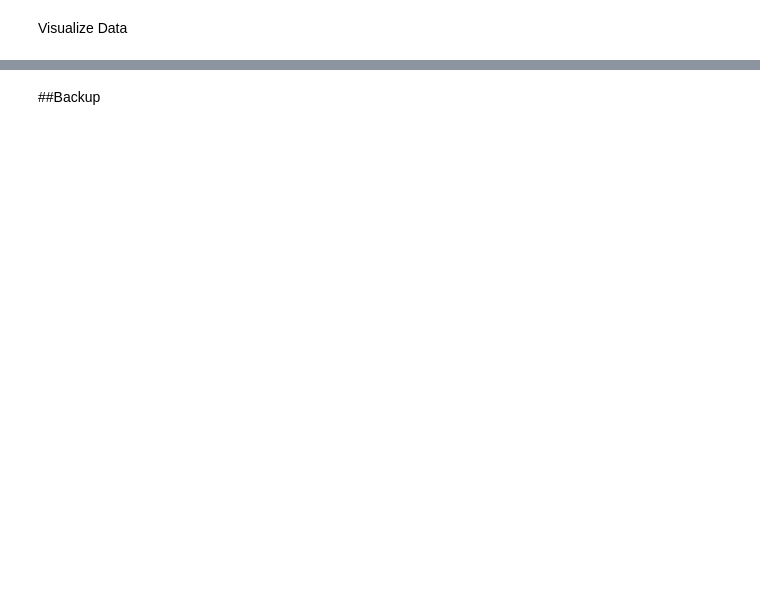
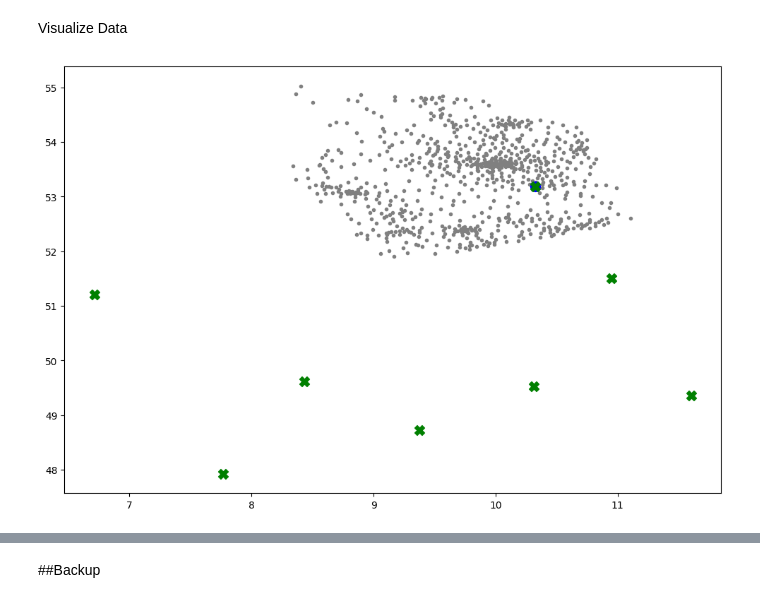
Before and after one commit to TrellixVulnTeam/rrp_simulated_annealing_P6AD, a Jupyter notebook: vehicle_routing_solver.ipynb, the cells around one changed output, grey strips where cells are left out. Saved outputs shown, nothing was run; the diff lists cells and outputs as text; code cells hidden in the pictures; blank space fills up the shorter version.

```diff
--- a/vehicle_routing_solver.ipynb
+++ b/vehicle_routing_solver.ipynb
@@ -103,12 +96,14 @@ print("{} sites created".format(len(dict_sites)))
 
 dict_jobs = {}
 list_jobs = []
+list_emsen_jobs = []
 
 for index, row in df_jobs_org.iterrows():
   plant = dict_plants[row.Werk]
   site_name = str(row.plz) + '/' +str(row.lon) + '/' + str(row.lat)
   site = dict_sites[site_name]
-  job = cl.Job(row.id, row.key, plant,row.Maschinentechnik,row.Material,row.Start_clean,row.End, row.Werktage, site )
+  prox_depot = dict_depots[row.Depot]
+  job = cl.Job(row.id, row.key, plant,row.Maschinentechnik,row.Material,row.Start_clean,row.End, row.Werktage, site, prox_depot )
   dict_jobs[job.id] = job
   list_jobs.append(job)
 
@@ -120,3 +115,12 @@ print("{} jobs created".format(len(dict_jobs)))
 8 plants created
 6166 sites created
 53178 jobs created
+# %%
+list_emsen_sites = []
+
+for j in list_jobs:
+  if j.depot == dict_depots['Embsen']:
+    if j.site not in list_emsen_sites:
+      list_emsen_sites.append(j.site)
+
+len(list_emsen_sites)
@@ -123,3 +148,7 @@ print("{} jobs created".format(len(dict_jobs)))
 # %% [markdown]
 Visualize Data
+# %%
+fc.get_map([list_depots[7]],list_plants,list_emsen_sites)
+# %% [output]
+[figure, added]
 # %%
```
Also changed, not shown: parts of 11 cells of this notebook.
